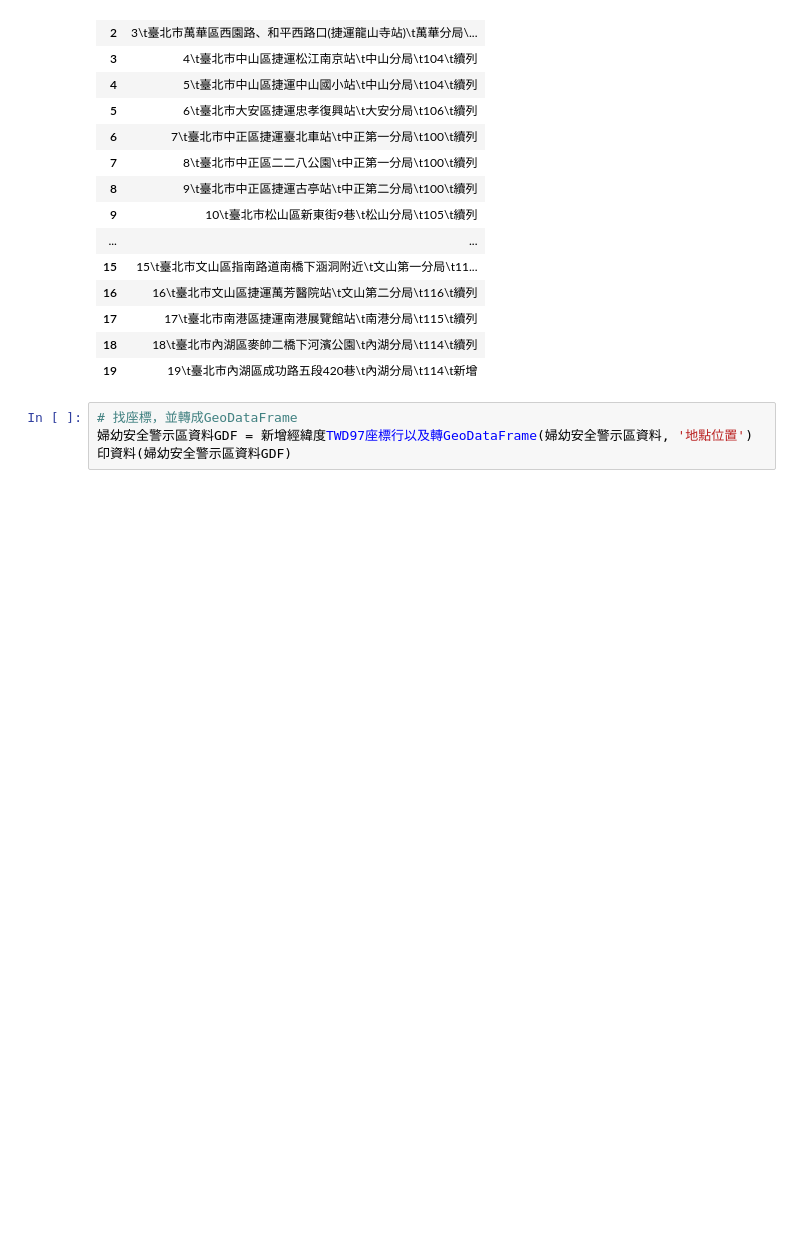
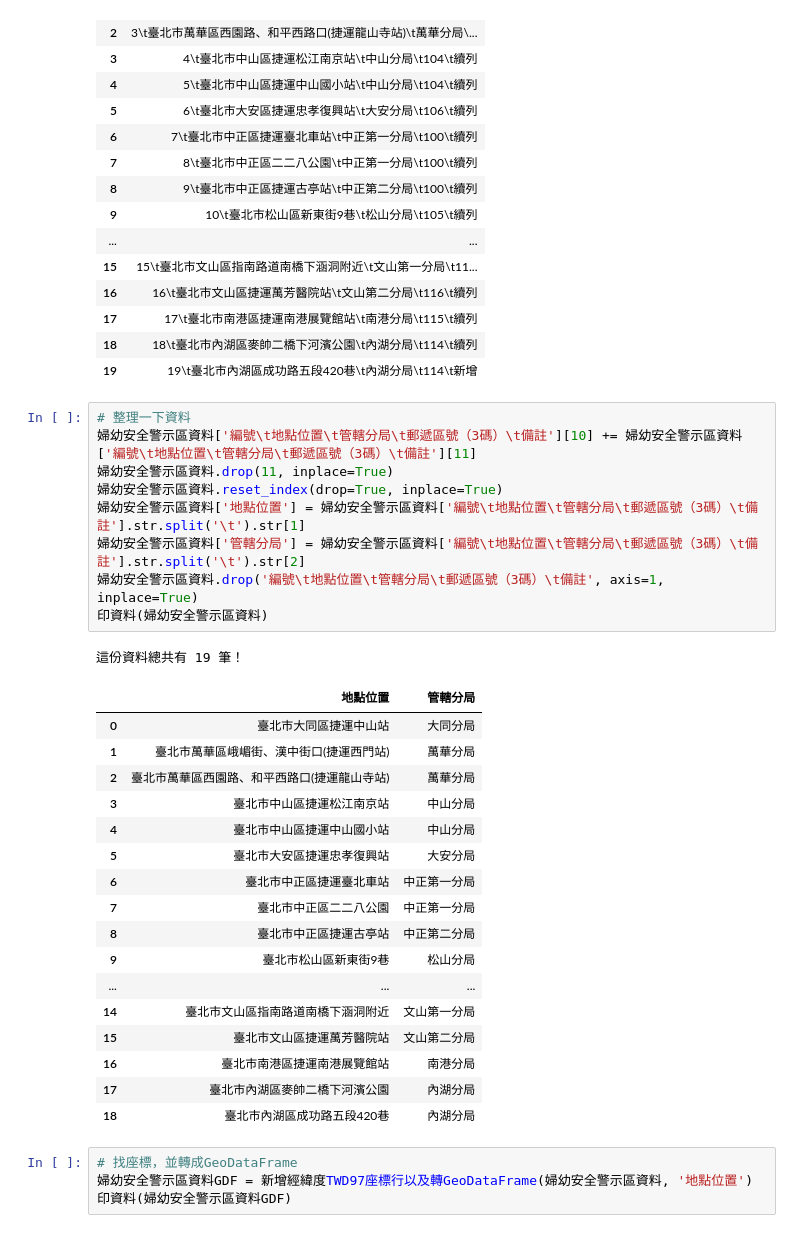
Before and after one commit to petrus1732/Taipei-City-Dashboard-FE, a Jupyter notebook: src/dataProcessingXD/LetsGo.ipynb, the cells around one changed output. Saved outputs shown, nothing was run; the diff lists cells and outputs as text; blank space fills up the shorter version.

```diff
--- a/src/dataProcessingXD/LetsGo.ipynb
+++ b/src/dataProcessingXD/LetsGo.ipynb
@@ -103,6 +103,34 @@ def 印資料(資料):
 | 17 | 17\t臺北市南港區捷運南港展覽館站\t南港分局\t115\t續列 |
 | 18 | 18\t臺北市內湖區麥帥二橋下河濱公園\t內湖分局\t114\t續列 |
 | 19 | 19\t臺北市內湖區成功路五段420巷\t內湖分局\t114\t新增 |
+# %%
+# 整理一下資料
+婦幼安全警示區資料['編號\t地點位置\t管轄分局\t郵遞區號（3碼）\t備註'][10] += 婦幼安全警示區資料['編號\t地點位置\t管轄分局\t郵遞區號（3碼）\t備註'][11]
+婦幼安全警示區資料.drop(11, inplace=True)
+婦幼安全警示區資料.reset_index(drop=True, inplace=True)
+婦幼安全警示區資料['地點位置'] = 婦幼安全警示區資料['編號\t地點位置\t管轄分局\t郵遞區號（3碼）\t備註'].str.split('\t').str[1]
+婦幼安全警示區資料['管轄分局'] = 婦幼安全警示區資料['編號\t地點位置\t管轄分局\t郵遞區號（3碼）\t備註'].str.split('\t').str[2]
+婦幼安全警示區資料.drop('編號\t地點位置\t管轄分局\t郵遞區號（3碼）\t備註', axis=1, inplace=True)
+印資料(婦幼安全警示區資料)
+# %% [output]
+這份資料總共有 19 筆！
+|  | 地點位置 | 管轄分局 |
+| 0 | 臺北市大同區捷運中山站 | 大同分局 |
+| 1 | 臺北市萬華區峨嵋街、漢中街口(捷運西門站) | 萬華分局 |
+| 2 | 臺北市萬華區西園路、和平西路口(捷運龍山寺站) | 萬華分局 |
+| 3 | 臺北市中山區捷運松江南京站 | 中山分局 |
+| 4 | 臺北市中山區捷運中山國小站 | 中山分局 |
+| 5 | 臺北市大安區捷運忠孝復興站 | 大安分局 |
+| 6 | 臺北市中正區捷運臺北車站 | 中正第一分局 |
+| 7 | 臺北市中正區二二八公園 | 中正第一分局 |
+| 8 | 臺北市中正區捷運古亭站 | 中正第二分局 |
+| 9 | 臺北市松山區新東街9巷 | 松山分局 |
+| ... | ... | ... |
+| 14 | 臺北市文山區指南路道南橋下涵洞附近 | 文山第一分局 |
+| 15 | 臺北市文山區捷運萬芳醫院站 | 文山第二分局 |
+| 16 | 臺北市南港區捷運南港展覽館站 | 南港分局 |
+| 17 | 臺北市內湖區麥帥二橋下河濱公園 | 內湖分局 |
+| 18 | 臺北市內湖區成功路五段420巷 | 內湖分局 |
 # %%
 # 找座標，並轉成GeoDataFrame
 婦幼安全警示區資料GDF = 新增經緯度TWD97座標行以及轉GeoDataFrame(婦幼安全警示區資料, '地點位置')
```
Also changed, not shown: parts of 6 cells of this notebook, 1 other file.
